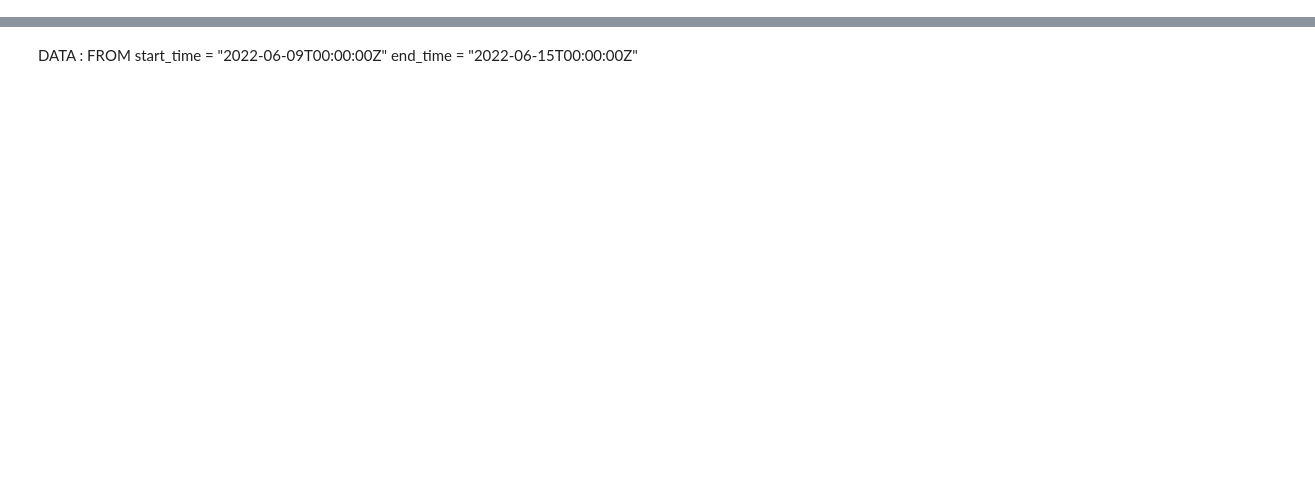
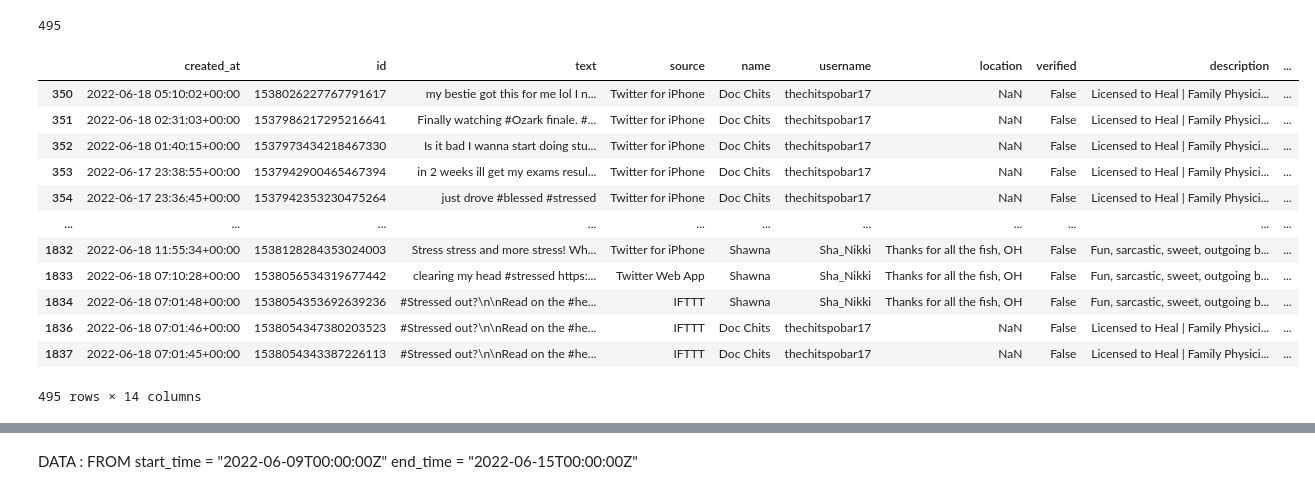
Before and after one commit to kclaudeeager/Natural-Language-Processing-to-Understand-Peer-Reactions-to-Expressions-of-Stress, a Jupyter notebook: TweetExtraction/main.ipynb, the cells around one changed output, grey strips where cells are left out. Cells and saved outputs as stored; diff of their text form; code cells hidden in the pictures; blank space fills up the shorter version.

```diff
--- a/TweetExtraction/main.ipynb
+++ b/TweetExtraction/main.ipynb
@@ -289,22 +315,25 @@ import pandas as pd
 
 
 # tweets_df.to_csv(r'twitterData.csv',index = False, header=True)
-tweet_data = pd.read_csv("twitterDataWithReplies.csv")
+tweet_data = pd.read_csv("The_22_06_RetrievedData.csv")
 print(len(tweet_data))
-# display(tweet_data)
+# # display(tweet_data)
 cleaned_tweet_data = tweet_data.drop_duplicates()
-# print(len(cleaned_tweet_data))
-# display(cleaned_tweet_data)
-no_reply = cleaned_tweet_data[cleaned_tweet_data['replies'].isin(['{"meta":{"result_count":0}}'])]
-# display(no_reply)
-# {"title":"Too Many Requests","detail":"Too Many Requests","type":"about:blank","status":429}
-unprocesed = cleaned_tweet_data[cleaned_tweet_data['replies'].isin(['{"title":"Too Many Requests","detail":"Too Many Requests","type":"about:blank","status":429}'])]
-# display(unprocesed["id"])
-no_reply_and_unp = cleaned_tweet_data['replies'].isin(['{"title":"Too Many Requests","detail":"Too Many Requests","type":"about:blank","status":429}', '{"meta":{"result_count":0}}'])
-# print(f"total doc : {len(cleaned_tweet_data)}, with no reply : {len(no_reply)} , unprocessed : {len(unprocesed)} ")
-# print("with replay : ",len(cleaned_tweet_data) -(len(no_reply) + len(unprocesed)))
+# # print(len(cleaned_tweet_data))
+# # display(cleaned_tweet_data)
+# no_reply = cleaned_tweet_data[cleaned_tweet_data['replies'].isin(['{"meta":{"result_count":0}}'])]
+# # display(no_reply)
+# # {"title":"Too Many Requests","detail":"Too Many Requests","type":"about:blank","status":429}
+# unprocesed = cleaned_tweet_data[cleaned_tweet_data['replies'].isin(['{"title":"Too Many Requests","detail":"Too Many Requests","type":"about:blank","status":429}'])]
+# # display(unprocesed["id"])
+# no_reply_and_unp = cleaned_tweet_data['replies'].isin(['{"title":"Too Many Requests","detail":"Too Many Requests","type":"about:blank","status":429}', '{"meta":{"result_count":0}}'])
+# # print(f"total doc : {len(cleaned_tweet_data)}, with no reply : {len(no_reply)} , unprocessed : {len(unprocesed)} ")
+# # print("with replay : ",len(cleaned_tweet_data) -(len(no_reply) + len(unprocesed)))
 
-clean_replies = ~ cleaned_tweet_data['replies'].isin(['{"meta":{"result_count":0}}','{"title":"Too Many Requests","detail":"Too Many Requests","type":"about:blank","status":429}'])
-clean_replies_df = cleaned_tweet_data[clean_replies]
-display(clean_replies_df)
+# clean_replies = ~ cleaned_tweet_data['replies'].isin(['{"meta":{"result_count":0}}','{"title":"Too Many Requests","detail":"Too Many Requests","type":"about:blank","status":429}'])
+# clean_replies_df = cleaned_tweet_data[clean_replies]
+# display(clean_replies_df)
+print(len(cleaned_tweet_data))
+unprocesed,clean_replies_from_first_cleared_22_06_data=removeUnWantedData(cleaned_tweet_data,"clean_replies_from_first_cleared_22_06_data.csv")
+print(len(unprocesed))
 # %% [output]
@@ -395,2 +404,20 @@ Index(['created_at', 'id', 'text', 'source', 'name', 'username', 'location',
+# %%
+print(len(unprocesed))
+display(unprocesed)
+# %% [output]
+495
+|  | created_at | id | text | source | name | username | location | verified | description | ... |
+| 350 | 2022-06-18 05:10:02+00:00 | 1538026227767791617 | my bestie got this for me lol I n... | Twitter for iPhone | Doc Chits | thechitspobar17 | NaN | False | Licensed to Heal | Family Physici... | ... |
+| 351 | 2022-06-18 02:31:03+00:00 | 1537986217295216641 | Finally watching #Ozark finale. #... | Twitter for iPhone | Doc Chits | thechitspobar17 | NaN | False | Licensed to Heal | Family Physici... | ... |
+| 352 | 2022-06-18 01:40:15+00:00 | 1537973434218467330 | Is it bad I wanna start doing stu... | Twitter for iPhone | Doc Chits | thechitspobar17 | NaN | False | Licensed to Heal | Family Physici... | ... |
+| 353 | 2022-06-17 23:38:55+00:00 | 1537942900465467394 | in 2 weeks ill get my exams resul... | Twitter for iPhone | Doc Chits | thechitspobar17 | NaN | False | Licensed to Heal | Family Physici... | ... |
+| 354 | 2022-06-17 23:36:45+00:00 | 1537942353230475264 | just drove #blessed #stressed | Twitter for iPhone | Doc Chits | thechitspobar17 | NaN | False | Licensed to Heal | Family Physici... | ... |
+| ... | ... | ... | ... | ... | ... | ... | ... | ... | ... | ... |
+| 1832 | 2022-06-18 11:55:34+00:00 | 1538128284353024003 | Stress stress and more stress! Wh... | Twitter for iPhone | Shawna | Sha_Nikki | Thanks for all the fish, OH | False | Fun, sarcastic, sweet, outgoing b... | ... |
+| 1833 | 2022-06-18 07:10:28+00:00 | 1538056534319677442 | clearing my head #stressed https:... | Twitter Web App | Shawna | Sha_Nikki | Thanks for all the fish, OH | False | Fun, sarcastic, sweet, outgoing b... | ... |
+| 1834 | 2022-06-18 07:01:48+00:00 | 1538054353692639236 | #Stressed out?\n\nRead on the #he... | IFTTT | Shawna | Sha_Nikki | Thanks for all the fish, OH | False | Fun, sarcastic, sweet, outgoing b... | ... |
+| 1836 | 2022-06-18 07:01:46+00:00 | 1538054347380203523 | #Stressed out?\n\nRead on the #he... | IFTTT | Doc Chits | thechitspobar17 | NaN | False | Licensed to Heal | Family Physici... | ... |
+| 1837 | 2022-06-18 07:01:45+00:00 | 1538054343387226113 | #Stressed out?\n\nRead on the #he... | IFTTT | Doc Chits | thechitspobar17 | NaN | False | Licensed to Heal | Family Physici... | ... |
+495 rows × 14 columns
 # %%
 #display(unprocesed_list)
```
Also changed, not shown: parts of 31 cells of this notebook, 25 other files.
